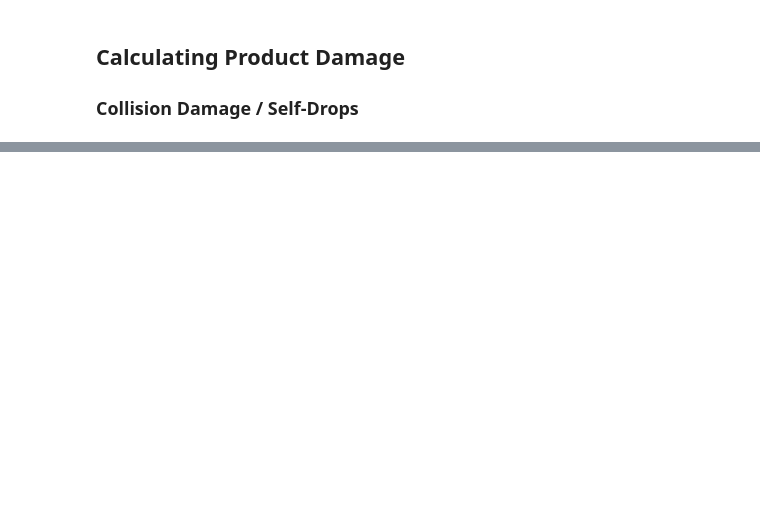
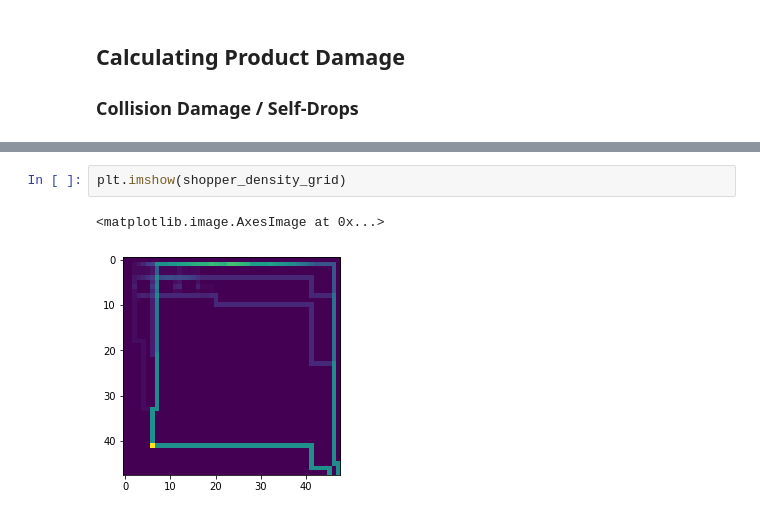
Before and after one commit to BrandonTang89/FlashShopping, a Jupyter notebook: IMMC Code.ipynb, the cells around one changed output, grey strips where cells are left out. Saved outputs shown, nothing was run; the diff lists cells and outputs as text; blank space fills up the shorter version.

```diff
--- a/IMMC Code.ipynb
+++ b/IMMC Code.ipynb
@@ -625,0 +677,5 @@ found shelf 2
+# %%
+plt.imshow(shopper_density_grid)
+# %% [output]
+<matplotlib.image.AxesImage at 0x...>
+[figure, added]
```
Also changed, not shown: parts of 18 cells of this notebook.
